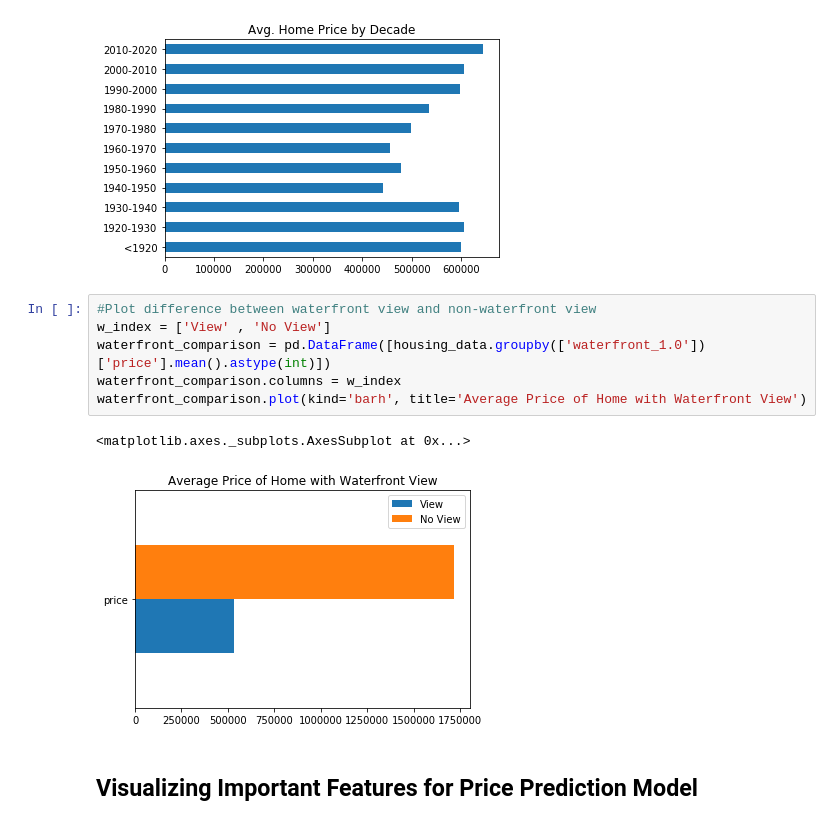
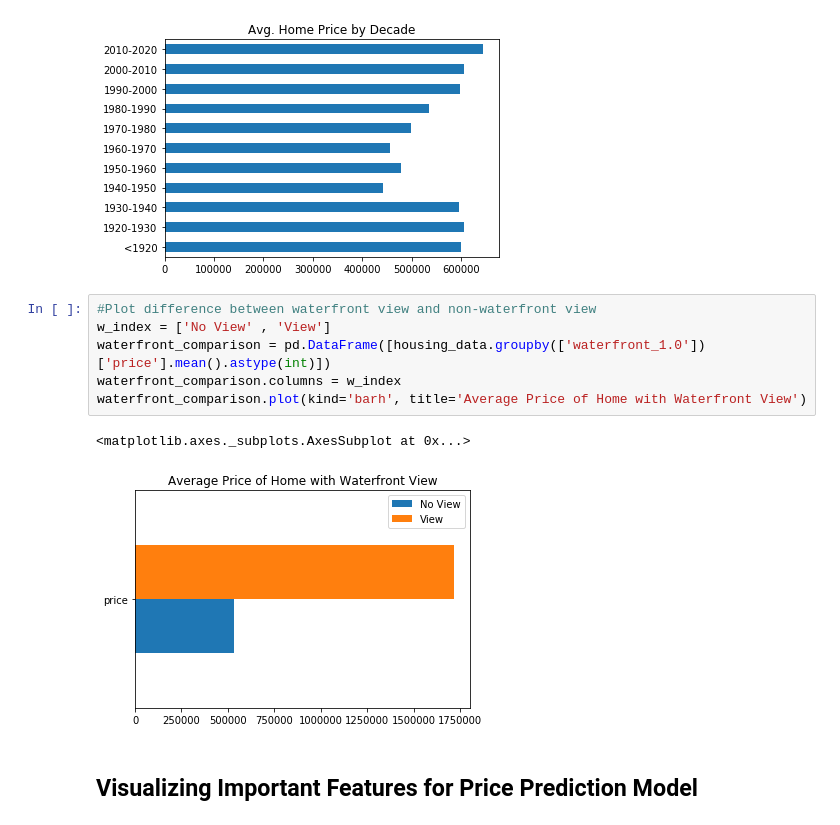
Before and after one commit to Jthomas3425/DSLabsv2, a Jupyter notebook: Projects/Mod 1 Final Project/student.ipynb, the cells around one changed output. Saved outputs shown, nothing was run; the diff lists cells and outputs as text.

```diff
--- a/Projects/Mod 1 Final Project/student.ipynb
+++ b/Projects/Mod 1 Final Project/student.ipynb
@@ -283,13 +321,13 @@ pricemean_year.plot(kind='barh', title='Avg. Home Price by Decade', legend=False
 [figure]
 # %%
 #Plot difference between waterfront view and non-waterfront view
-w_index = ['View' , 'No View']
+w_index = ['No View' , 'View']
 waterfront_comparison = pd.DataFrame([housing_data.groupby(['waterfront_1.0'])['price'].mean().astype(int)])
 waterfront_comparison.columns = w_index
 waterfront_comparison.plot(kind='barh', title='Average Price of Home with Waterfront View')
 # %% [output]
 <matplotlib.axes._subplots.AxesSubplot at 0x...>
-[figure, old version]
+[figure, new version]
 # %% [markdown]
 ## Visualizing Important Features for Price Prediction Model
 # %%
```
Also changed, not shown: parts of 7 cells of this notebook, 2 other files.
